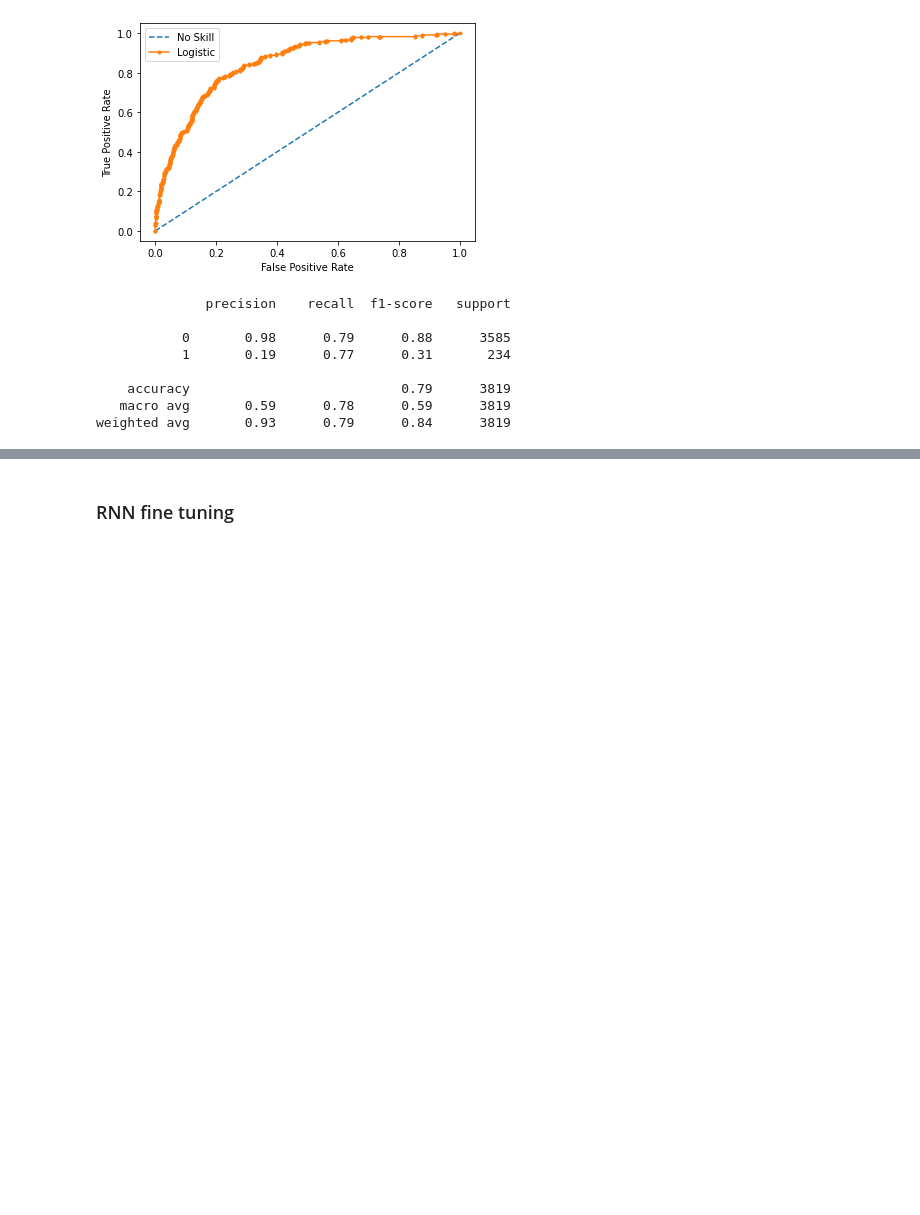
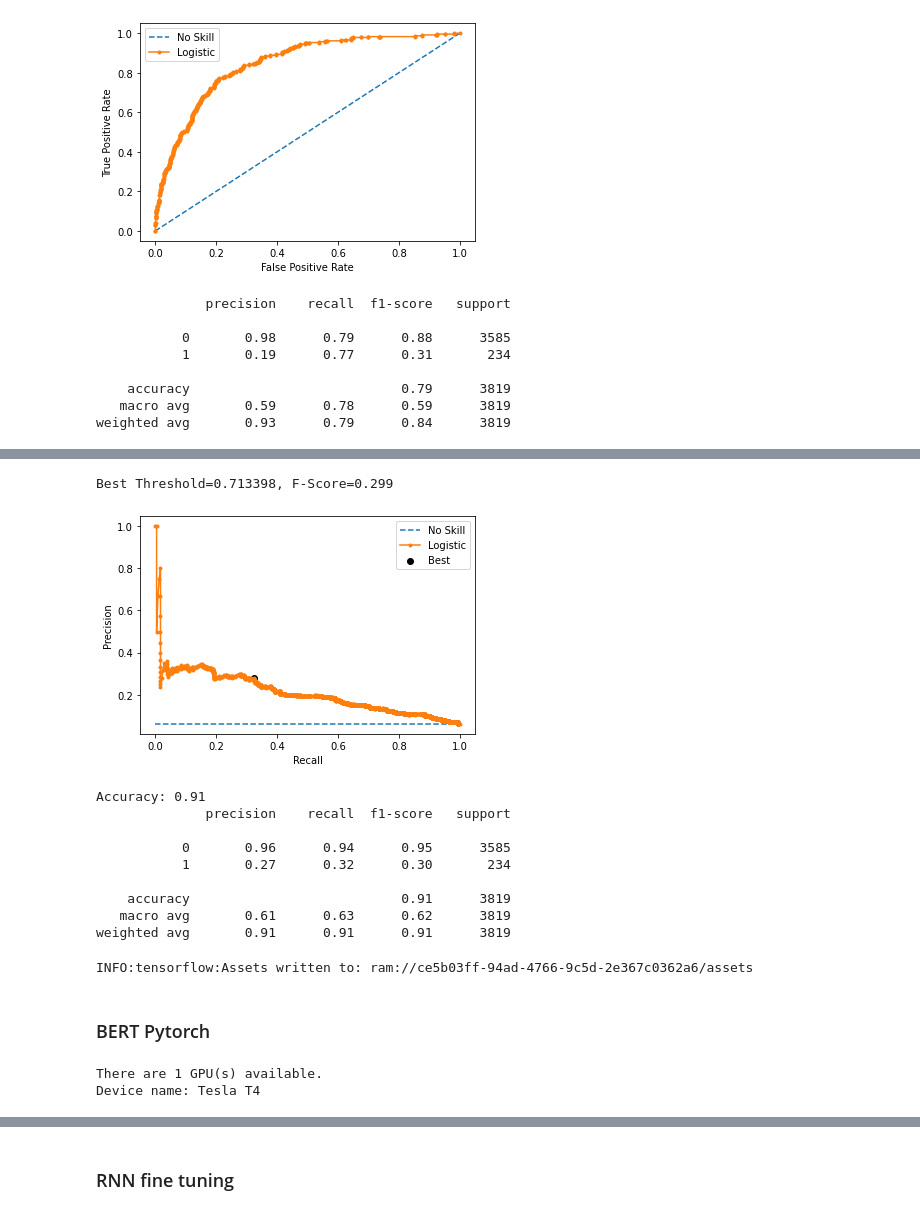
Before and after one commit to valeria-izvoreanu/Licenta, a Jupyter notebook: licenta.ipynb, the cells around one changed output, grey strips where cells are left out. Drawn from its saved outputs; the diff is of its cells as text; code cells hidden in the pictures; blank space fills up the shorter version.

```diff
--- a/licenta.ipynb
+++ b/licenta.ipynb
@@ -1170,0 +1575,20 @@ weighted avg       0.93      0.79      0.84      3819
+# %%
+bert_sent_transf_test(trained_bert_sent_transf_model, embedding_test, data_test["label"], embeddings_valid, data_validation["label"], 0.4)
+# %% [output]
+Best Threshold=0.713398, F-Score=0.299
+[figure, added]
+Accuracy: 0.91
+              precision    recall  f1-score   support
+
+           0       0.96      0.94      0.95      3585
+           1       0.27      0.32      0.30       234
+
+    accuracy                           0.91      3819
+   macro avg       0.61      0.63      0.62      3819
+weighted avg       0.91      0.91      0.91      3819
+# %%
+save_model(trained_bert_sent_transf_model, "bert_rn_pr.pickle")
+# %% [output]
+INFO:tensorflow:Assets written to: ram://ce5b03ff-94ad-4766-9c5d-2e367c0362a6/assets
+# %% [markdown]
+### BERT Pytorch
@@ -1170,0 +1607,14 @@ weighted avg       0.93      0.79      0.84      3819
+# %%
+import torch
+
+if torch.cuda.is_available():
+    device = torch.device("cuda")
+    print(f'There are {torch.cuda.device_count()} GPU(s) available.')
+    print('Device name:', torch.cuda.get_device_name(0))
+
+else:
+    print('No GPU available, using the CPU instead.')
+    device = torch.device("cpu")
+# %% [output]
+There are 1 GPU(s) available.
+Device name: Tesla T4
```
Also changed, not shown: parts of 128 cells of this notebook.
